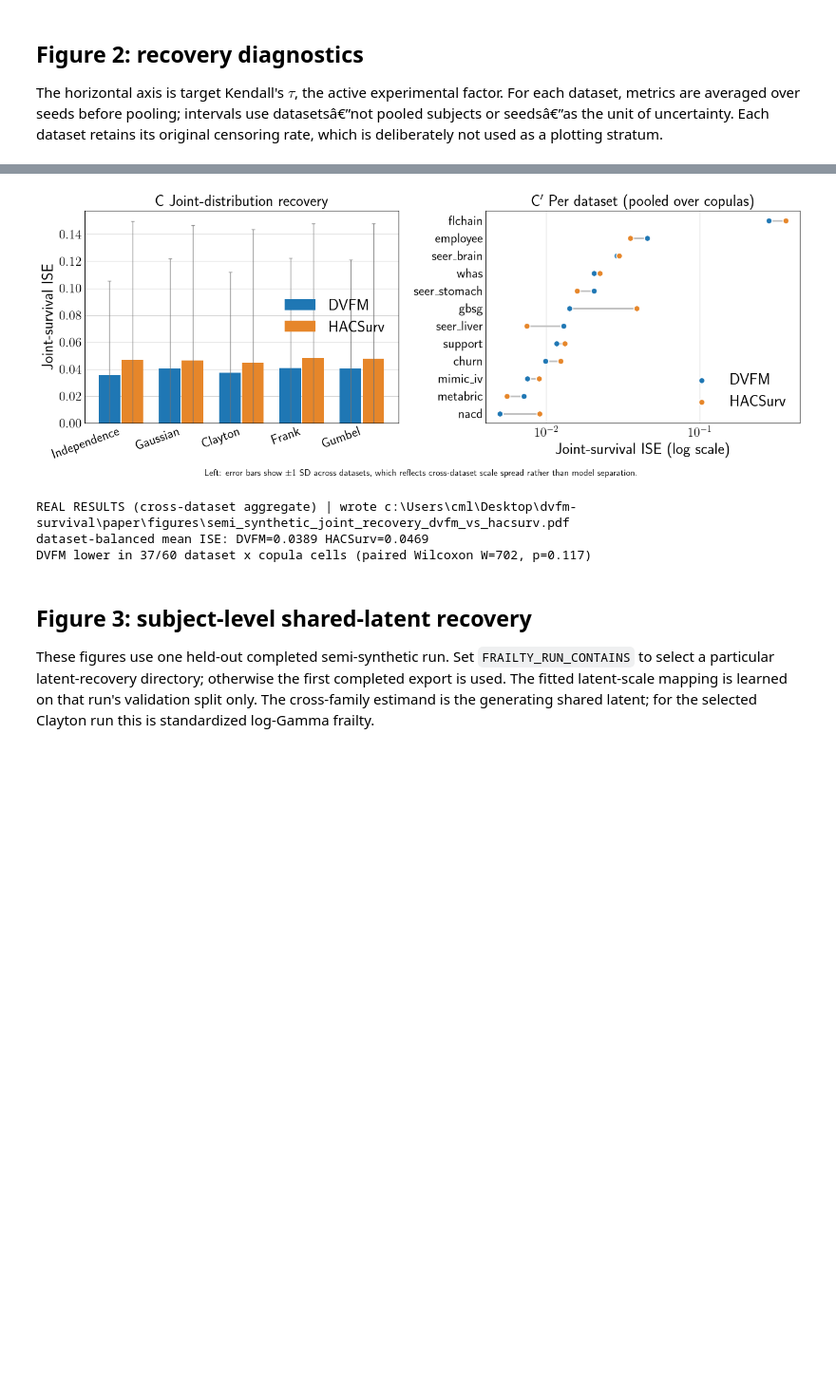
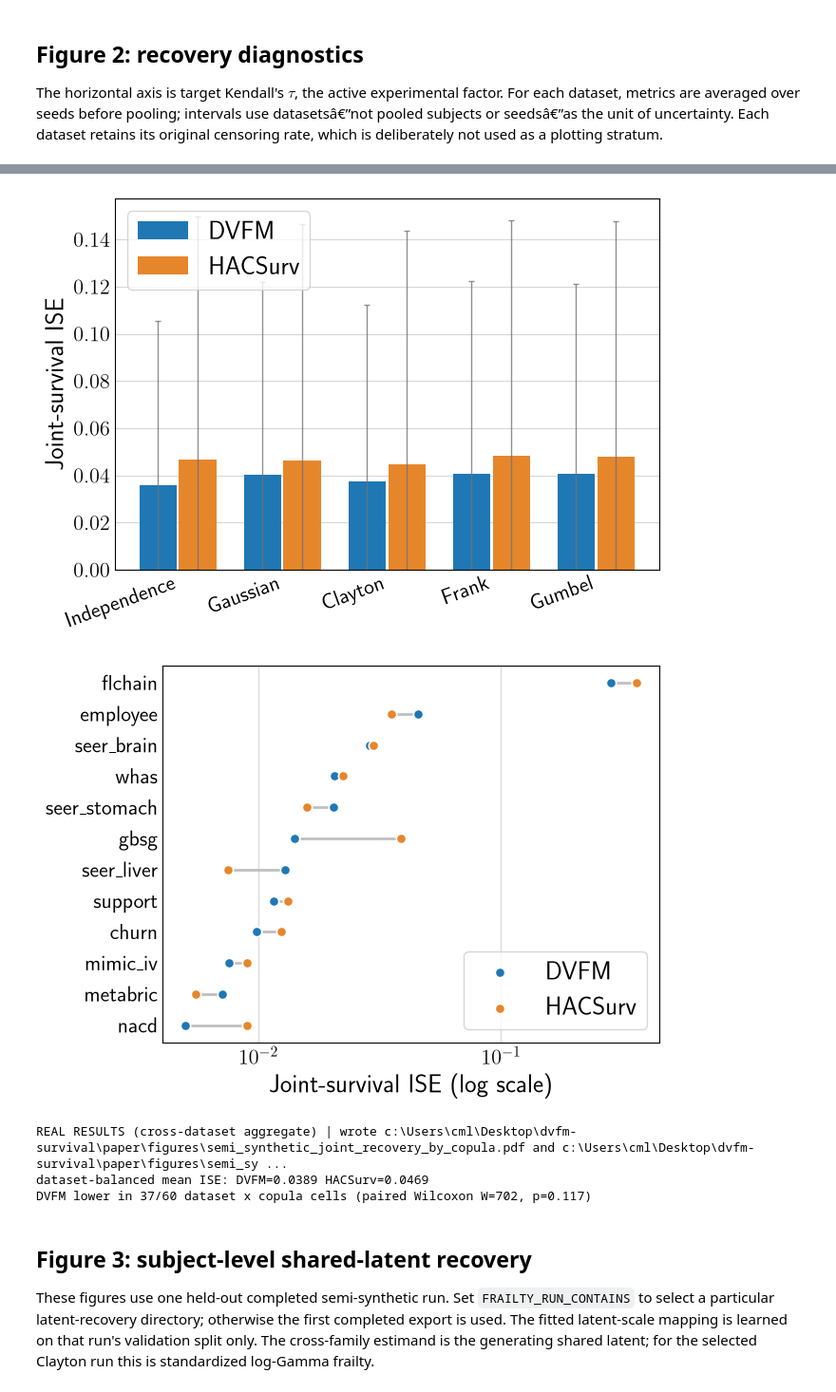
Before and after one commit to kalantari66/dvfm-survival, a Jupyter notebook: notebooks/semi_synthetic_results.ipynb, the cells around one changed output, grey strips where cells are left out. Shown at 95% size. Cells and saved outputs as stored; diff of their text form; code cells hidden in the pictures; blank space fills up the shorter version.

Commit message:
Update findings and results. Update plots

```diff
--- a/notebooks/semi_synthetic_results.ipynb
+++ b/notebooks/semi_synthetic_results.ipynb
@@ -654,10 +863,13 @@ if counts.nunique() != 1:
 
 joint_copula_order = [name for name in copula_order if name in set(joint_cells["copula"])]
 
-fig, (ax_bar, ax_dot) = plt.subplots(1, 2, figsize=(13.0, 4.6), constrained_layout=True)
-fig.set_constrained_layout_pads(w_pad=0.02, h_pad=0.02, wspace=0.04, hspace=0.02)
+# Two figures at one size so they drop into a LaTeX subfigure pair.
+JOINT_PANEL_SIZE = (6.5, 4.6)
 
-# -- left: grouped bars by copula, dataset-balanced mean +/- 1 SD across datasets --
+fig_bar, ax_bar = plt.subplots(figsize=JOINT_PANEL_SIZE, constrained_layout=True)
+fig_bar.set_constrained_layout_pads(w_pad=0.02, h_pad=0.02, wspace=0.04, hspace=0.02)
+
+# -- grouped bars by copula, dataset-balanced mean +/- 1 SD across datasets --
 by_copula = joint_cells.groupby(["copula", "model"])[JOINT_METRIC].agg(["mean", "std"])
 positions = np.arange(len(joint_copula_order))
 bar_width = 0.38
@@ -668,49 +880,51 @@ for offset, model in zip((-bar_width / 2, bar_width / 2), JOINT_MODELS):
     ax_bar.bar(positions + offset, means, bar_width * 0.94, label=model,
                color=JOINT_COLORS[model],
                yerr=[np.minimum(errors, means), errors],
                capsize=2.5,
-               error_kw=dict(ecolor="0.45", elinewidth=1.0, capthick=1.0, alpha=0.75))
+               error_kw=dict(ecolor="0.45", elinewidth=1.0, capthick=1.0, alpha=0.8))
 ax_bar.set_xticks(positions, joint_copula_order, rotation=20, ha="right")
-ax_bar.set(title="C  Joint-distribution recovery", ylabel="Joint-survival ISE")
-ax_bar.legend(frameon=False)
+ax_bar.set(ylabel="Joint-survival ISE")
+ax_bar.legend(frameon=True, loc="upper left")
 ax_bar.grid(axis="y", alpha=0.5)
 ax_bar.set_axisbelow(True)
 
-# -- right: paired per dataset, pooled over copulas, log axis --
+out_bar = FIGURE_DIR / "semi_synthetic_joint_recovery_by_copula.pdf"
+fig_bar.savefig(out_bar, bbox_inches="tight")
+
+fig_dot, ax_dot = plt.subplots(figsize=JOINT_PANEL_SIZE, constrained_layout=True)
+fig_dot.set_constrained_layout_pads(w_pad=0.02, h_pad=0.02, wspace=0.04, hspace=0.02)
+
+# -- paired per dataset, pooled over copulas, log axis --
 by_dataset = joint_cells.groupby(["dataset", "model"])[JOINT_METRIC].mean().unstack()
 by_dataset = by_dataset.sort_values("DVFM")
 rows = np.arange(len(by_dataset))
 ax_dot.hlines(rows, by_dataset["DVFM"], by_dataset["HACSurv"], color="0.75", linewidth=2, zorder=1)
 for model in JOINT_MODELS:
     ax_dot.scatter(by_dataset[model], rows, s=55, color=JOINT_COLORS[model], label=model,
                    zorder=2, edgecolor="white", linewidth=1.2)
 ax_dot.set_yticks(rows, [tex_escape(name) for name in by_dataset.index])
 ax_dot.set_xscale("log")
-ax_dot.set(title="C$'$  Per dataset (pooled over copulas)",
-           xlabel="Joint-survival ISE (log scale)")
-ax_dot.legend(frameon=False, loc="lower right")
+ax_dot.set(xlabel="Joint-survival ISE (log scale)")
+ax_dot.legend(frameon=True, loc="lower right")
 ax_dot.grid(axis="x", alpha=0.5)
 ax_dot.set_axisbelow(True)
 
-fig.text(0.5, -0.05,
-         "Left: error bars show $\pm 1$ SD across datasets, which reflects cross-dataset "
-         "scale spread rather than model separation.", ha="center", fontsize=11)
-
-out = FIGURE_DIR / "semi_synthetic_joint_recovery_dvfm_vs_hacsurv.pdf"
-fig.savefig(out, bbox_inches="tight")
+out_dot = FIGURE_DIR / "semi_synthetic_joint_recovery_by_dataset.pdf"
+fig_dot.savefig(out_dot, bbox_inches="tight")
 plt.show()
 
 # -- paired summary over dataset x copula cells --
 paired = joint_cells.pivot_table(index=["dataset", "copula"], columns="model", values=JOINT_METRIC)
 delta = paired["HACSurv"] - paired["DVFM"]
 statistic, p_value = scipy.stats.wilcoxon(paired["DVFM"], paired["HACSurv"])
-print(f"{DATA_SOURCE} | wrote {out}")
+print(f"{DATA_SOURCE} | wrote {out_bar} and {out_dot}")
 print(f"dataset-balanced mean ISE: DVFM={paired['DVFM'].mean():.4f} HACSurv={paired['HACSurv'].mean():.4f}")
 print(f"DVFM lower in {(delta > 0).sum()}/{len(delta)} dataset x copula cells "
       f"(paired Wilcoxon W={statistic:g}, p={p_value:.3f})")
 # %% [output]
-[figure, old version]
+[figure, new version]
+[figure, added]
-REAL RESULTS (cross-dataset aggregate) | wrote c:\Users\cml\Desktop\dvfm-survival\paper\figures\semi_synthetic_joint_recovery_dvfm_vs_hacsurv.pdf
+REAL RESULTS (cross-dataset aggregate) | wrote c:\Users\cml\Desktop\dvfm-survival\paper\figures\semi_synthetic_joint_recovery_by_copula.pdf and c:\Users\cml\Desktop\dvfm-survival\paper\figures\semi_sy ...
 dataset-balanced mean ISE: DVFM=0.0389 HACSurv=0.0469
 DVFM lower in 37/60 dataset x copula cells (paired Wilcoxon W=702, p=0.117)
 # %% [markdown]
```
Also changed, not shown: parts of 10 cells of this notebook, 3 other files.
